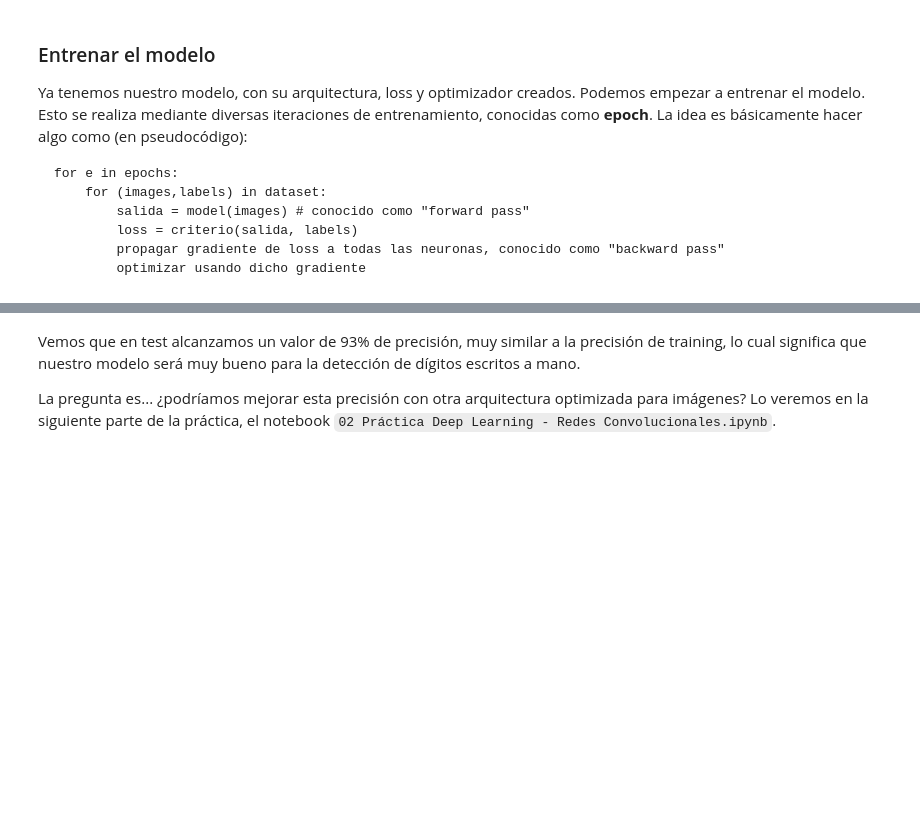
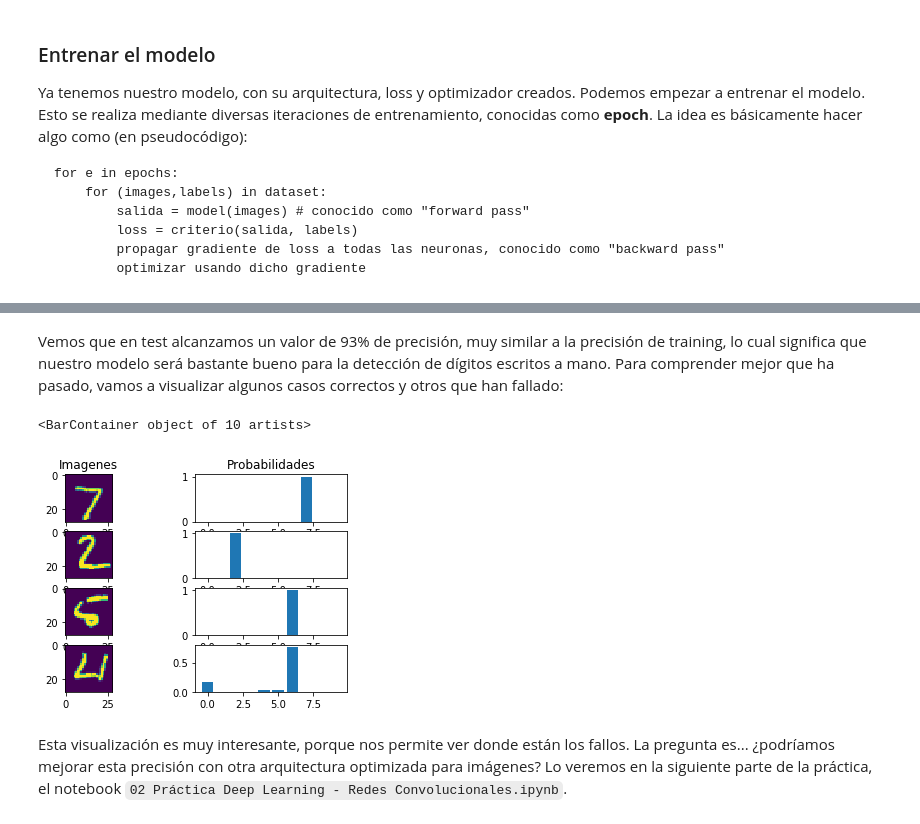
Before and after one commit to BioSIP/tutorial_pytorch_TDVI, a Jupyter notebook: 01 Práctica Deep Learning - Perceptrón Multicapa.ipynb, the cells around one changed output, grey strips where cells are left out. Drawn from its saved outputs; the diff is of its cells as text; code cells hidden in the pictures; blank space fills up the shorter version.

Commit message:
Añadido visualizacion de correctos y fallos

```diff
--- a/01 Práctica Deep Learning - Perceptrón Multicapa.ipynb
+++ b/01 Práctica Deep Learning - Perceptrón Multicapa.ipynb
@@ -211,4 +236,35 @@ print(f'Precisión del modelo en las imágenes de test: {correct / total}')
+# %% [markdown]
+Vemos que en test alcanzamos un valor de 93% de precisión, muy similar a la precisión de training, lo cual significa que nuestro modelo será bastante bueno para la detección de dígitos escritos a mano. Para comprender mejor que ha pasado, vamos a visualizar algunos casos correctos y otros que han fallado:
+# %%
+images, labels = next(iter(test_loader))
+with torch.no_grad(): # hay que deshabilitar la propagación de gradiente
+    outputs = model(images) # forward pass
+    _, predicted = torch.max(outputs, 1) # obtención de etiquetas numéricas
+
+aciertos = (predicted==labels)
+# cogemos 2 casos de acierto:
+im_correct_display = images[aciertos][:2]
+output_correct_display = outputs[aciertos][:2]
+
+# y 2 casos de fallos:
+im_wrong_display = images[aciertos==False][:2]
+output_wrong_display = outputs[aciertos==False][:2]
+
+# Y ahora mostramos todos estos casos:
+fig, ax = plt.subplots(4, 2) # esto crea un subplot de 4x2
+ax[0][0].imshow(im_correct_display[0,0])
+ax[0][0].set_title('Imagenes')
+ax[0][1].bar(range(10),output_correct_display[0])
+ax[0][1].set_title('Probabilidades')
+ax[1][0].imshow(im_correct_display[1,0])
+ax[1][1].bar(range(10),output_correct_display[1])
+#y ahora los malos
+ax[2][0].imshow(im_wrong_display[0,0])
+ax[2][1].bar(range(10),output_wrong_display[0])
+ax[3][0].imshow(im_wrong_display[1,0])
+ax[3][1].bar(range(10),output_wrong_display[1])
+# %% [output]
+<BarContainer object of 10 artists>
+[figure, added]
 # %% [markdown]
-Vemos que en test alcanzamos un valor de 93% de precisión, muy similar a la precisión de training, lo cual significa que nuestro modelo será muy bueno para la detección de dígitos escritos a mano.
-
-La pregunta es... ¿podríamos mejorar esta precisión con otra arquitectura optimizada para imágenes? Lo veremos en la siguiente parte de la práctica, el notebook `02 Práctica Deep Learning - Redes Convolucionales.ipynb`.
+Esta visualización es muy interesante, porque nos permite ver donde están los fallos. La pregunta es... ¿podríamos mejorar esta precisión con otra arquitectura optimizada para imágenes? Lo veremos en la siguiente parte de la práctica, el notebook `02 Práctica Deep Learning - Redes Convolucionales.ipynb`.
```
Also changed, not shown: parts of 6 cells of this notebook.
